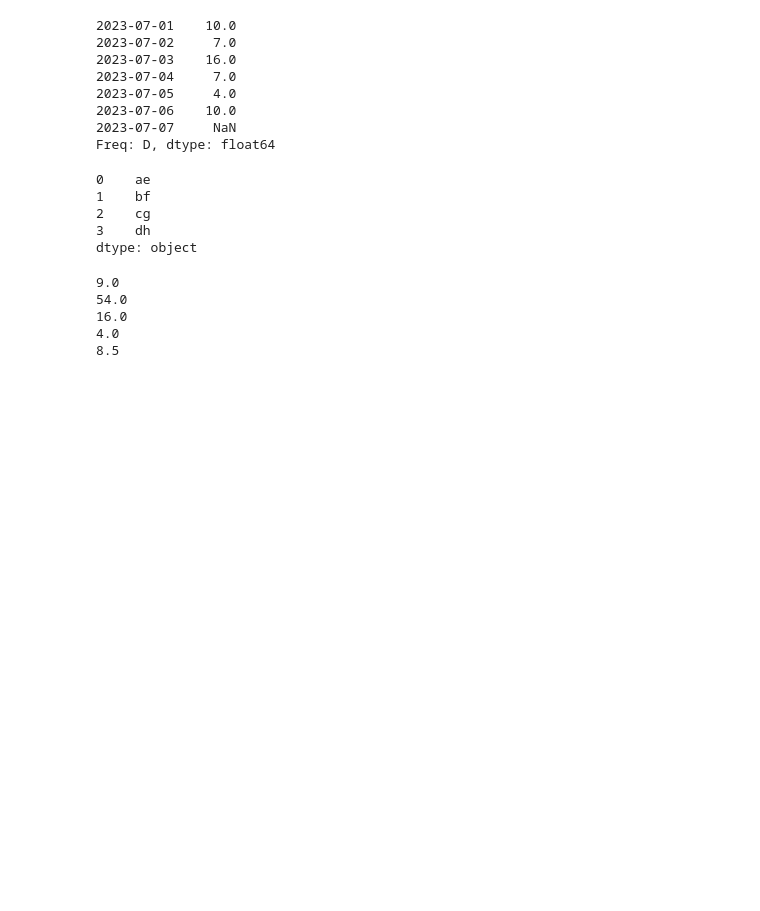
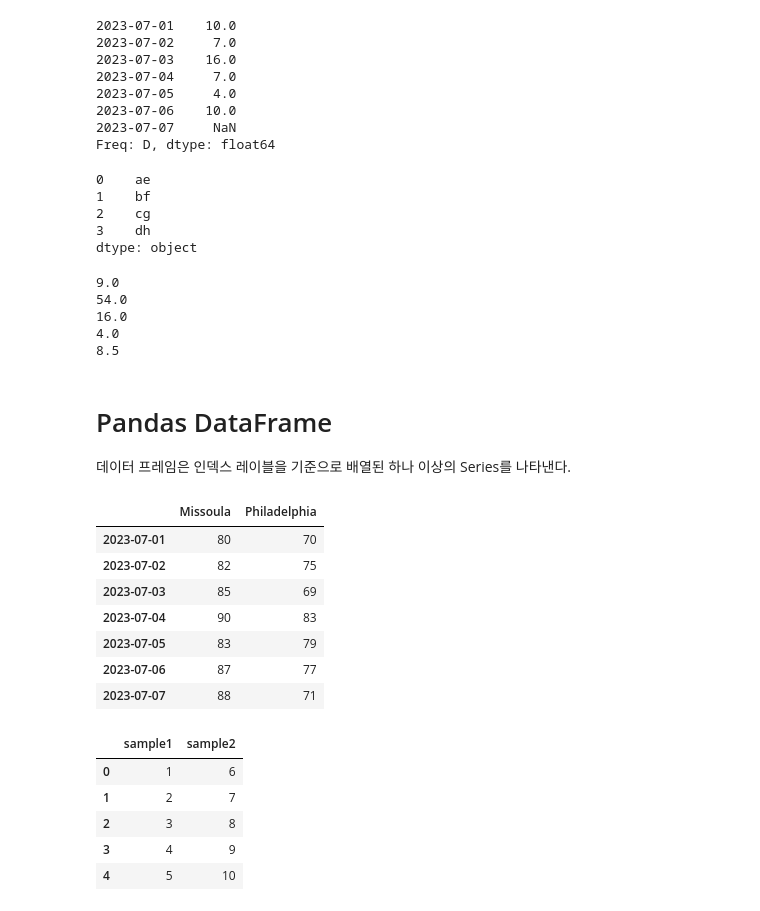
Before and after one commit to iop2000win/Basic, a Jupyter notebook: Pandas___Basic_01.ipynb, the cells around one changed output. Drawn from its saved outputs; the diff is of its cells as text; code cells hidden in the pictures; blank space fills up the shorter version.

```diff
--- a/Pandas___Basic_01.ipynb
+++ b/Pandas___Basic_01.ipynb
@@ -169,3 +171,40 @@ print(temp_diff.median())
 16.0
 4.0
 8.5
+# %% [markdown]
+# Pandas DataFrame
+
+데이터 프레임은 인덱스 레이블을 기준으로 배열된 하나 이상의 Series를 나타낸다.
+# %%
+df = pd.DataFrame(
+                    {
+                        'Missoula': temps1,
+                        'Philadelphia': temps2
+                    }
+)
+# 데이터 프레임의 구성값으로 넣어주는 Series에 인덱스가 있기 때문에 인덱스가 자동으로 설정되었다.
+# 아닌 경우에 제로 베이스 인덱스가 설정 된다.
+display(df)
+
+df_ = pd.DataFrame(
+                    {
+                        'sample1': [1, 2, 3, 4, 5],
+                        'sample2': [6, 7, 8, 9, 10]
+                    }
+)
+display(df_)
+# %% [output]
+|  | Missoula | Philadelphia |
+| 2023-07-01 | 80 | 70 |
+| 2023-07-02 | 82 | 75 |
+| 2023-07-03 | 85 | 69 |
+| 2023-07-04 | 90 | 83 |
+| 2023-07-05 | 83 | 79 |
+| 2023-07-06 | 87 | 77 |
+| 2023-07-07 | 88 | 71 |
+|  | sample1 | sample2 |
+| 0 | 1 | 6 |
+| 1 | 2 | 7 |
+| 2 | 3 | 8 |
+| 3 | 4 | 9 |
+| 4 | 5 | 10 |
```
Also changed, not shown: parts of 15 cells of this notebook, 1 other file.
